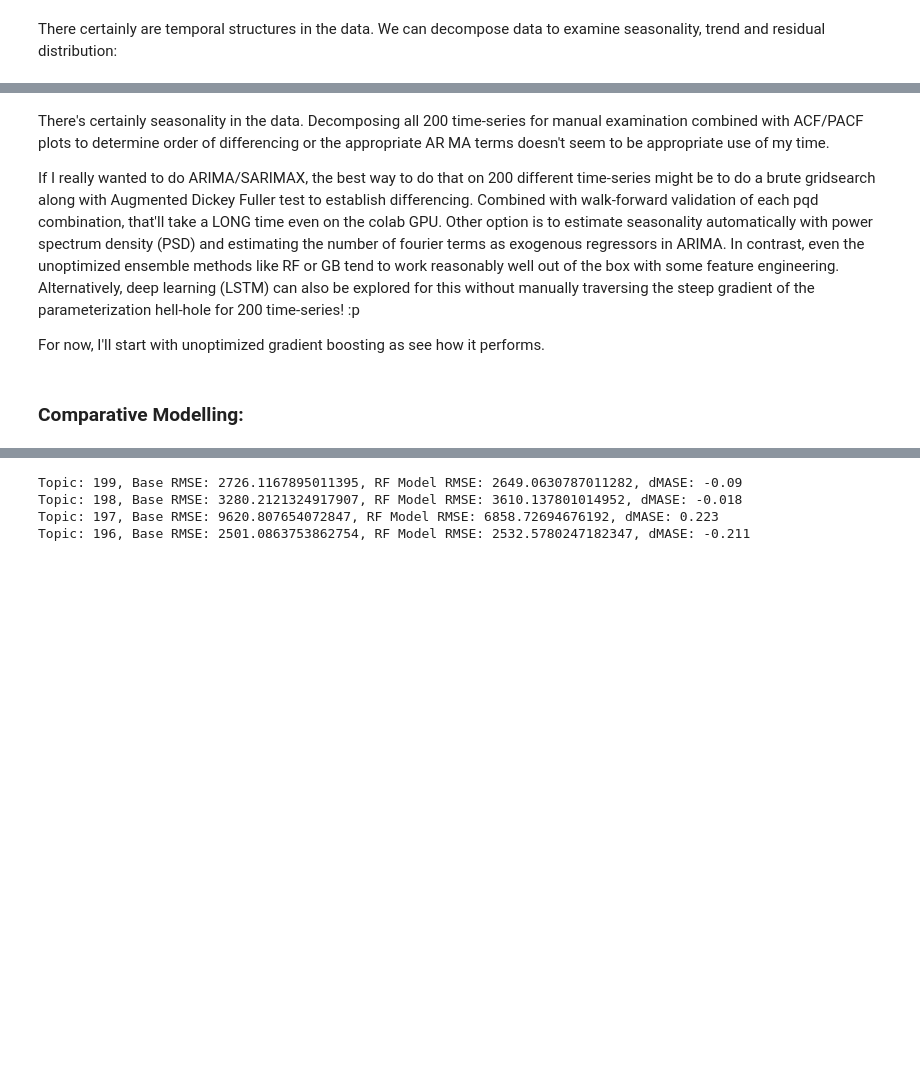
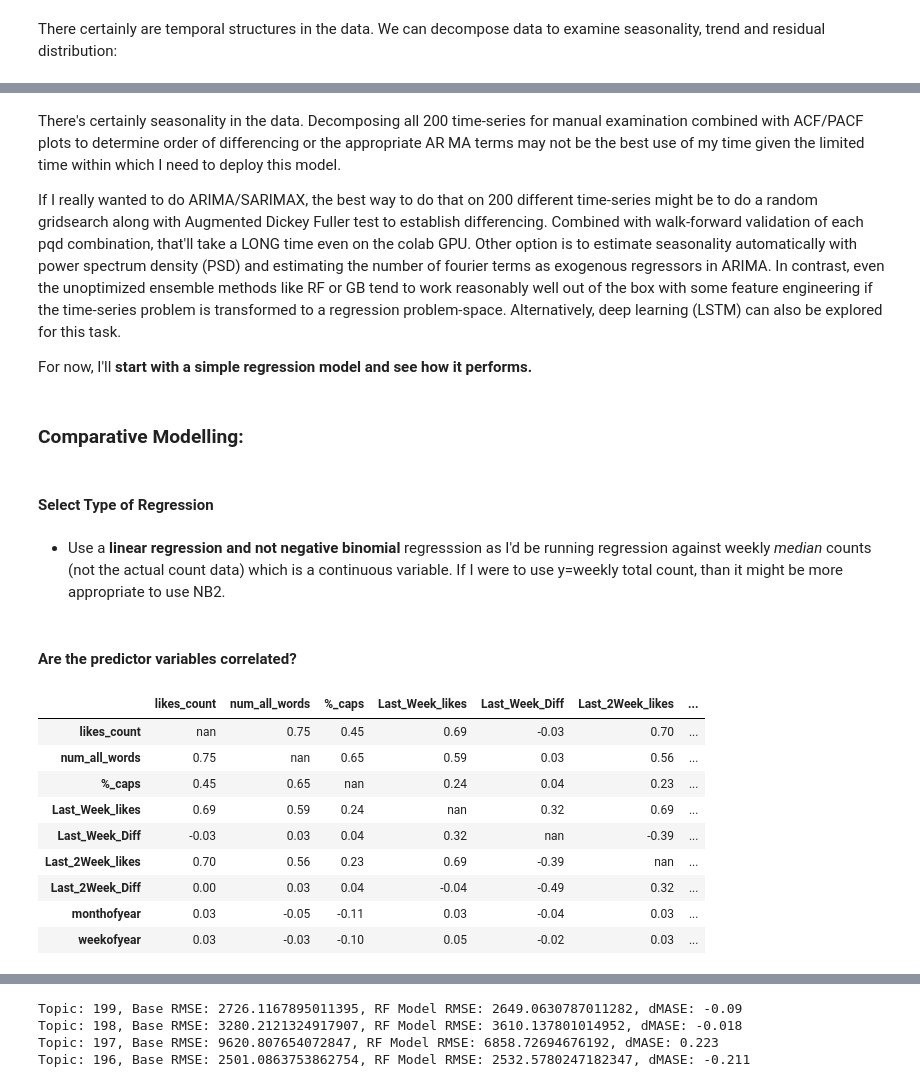
Before and after one commit to tguptaMT/TOPicks, a Jupyter notebook: TOPICS-step3_time_series_forecasting.ipynb, the cells around one changed output, grey strips where cells are left out. Drawn from its saved outputs; the diff is of its cells as text; code cells hidden in the pictures; blank space fills up the shorter version.

```diff
--- a/TOPICS-step3_time_series_forecasting.ipynb
+++ b/TOPICS-step3_time_series_forecasting.ipynb
@@ -465,8 +472,27 @@ result.plot();
 # %% [markdown]
-There's certainly seasonality in the data. Decomposing all 200 time-series for manual examination combined with ACF/PACF plots to determine order of differencing or the appropriate AR MA terms doesn't seem to be appropriate use of my time.
+There's certainly seasonality in the data. Decomposing all 200 time-series for manual examination combined with ACF/PACF plots to determine order of differencing or the appropriate AR MA terms may not be the best use of my time given the limited time within which I need to deploy this model.
 
-If I really wanted to do ARIMA/SARIMAX, the best way to do that on 200 different time-series might be to do a brute gridsearch along with Augmented Dickey Fuller test to establish differencing. Combined with walk-forward validation of each pqd combination, that'll take a LONG time even on the colab GPU. Other option is to estimate seasonality automatically with power spectrum density (PSD) and estimating the number of fourier terms as exogenous regressors in ARIMA. In contrast, even the unoptimized ensemble methods like RF or GB tend to work reasonably well out of the box with some feature engineering. Alternatively, deep learning (LSTM) can also be explored for this without manually traversing the steep gradient of the parameterization hell-hole for 200 time-series! :p
+If I really wanted to do ARIMA/SARIMAX, the best way to do that on 200 different time-series might be to do a random gridsearch along with Augmented Dickey Fuller test to establish differencing. Combined with walk-forward validation of each pqd combination, that'll take a LONG time even on the colab GPU. Other option is to estimate seasonality automatically with power spectrum density (PSD) and estimating the number of fourier terms as exogenous regressors in ARIMA. In contrast, even the unoptimized ensemble methods like RF or GB tend to work reasonably well out of the box with some feature engineering if the time-series problem is transformed to a regression problem-space. Alternatively, deep learning (LSTM) can also be explored for this task.
 
-For now, I'll start with unoptimized gradient boosting as see how it performs.
+For now, I'll __start with a simple regression model and see how it performs.__
 # %% [markdown]
 ### Comparative Modelling:
+# %% [markdown]
+#### Select Type of Regression
+# %% [markdown]
+* Use a __linear regression and not negative binomial__ regresssion as I'd be running regression against weekly *median* counts (not the actual count data) which is a continuous variable. If I were to use y=weekly total count, than it might be more appropriate to use NB2.
+# %% [markdown]
+#### Are the predictor variables correlated?
+# %%
+X_eda = ts_preprocess(data=data, ntopic=1, metric='likes', sampling='W-MON', view_corr=True);
+# %% [output]
+|  | likes_count | num_all_words | %_caps | Last_Week_likes | Last_Week_Diff | Last_2Week_likes | ... |
+| likes_count | nan | 0.75 | 0.45 | 0.69 | -0.03 | 0.70 | ... |
+| num_all_words | 0.75 | nan | 0.65 | 0.59 | 0.03 | 0.56 | ... |
+| %_caps | 0.45 | 0.65 | nan | 0.24 | 0.04 | 0.23 | ... |
+| Last_Week_likes | 0.69 | 0.59 | 0.24 | nan | 0.32 | 0.69 | ... |
+| Last_Week_Diff | -0.03 | 0.03 | 0.04 | 0.32 | nan | -0.39 | ... |
+| Last_2Week_likes | 0.70 | 0.56 | 0.23 | 0.69 | -0.39 | nan | ... |
+| Last_2Week_Diff | 0.00 | 0.03 | 0.04 | -0.04 | -0.49 | 0.32 | ... |
+| monthofyear | 0.03 | -0.05 | -0.11 | 0.03 | -0.04 | 0.03 | ... |
+| weekofyear | 0.03 | -0.03 | -0.10 | 0.05 | -0.02 | 0.03 | ... |
```
Also changed, not shown: parts of 14 cells of this notebook.
